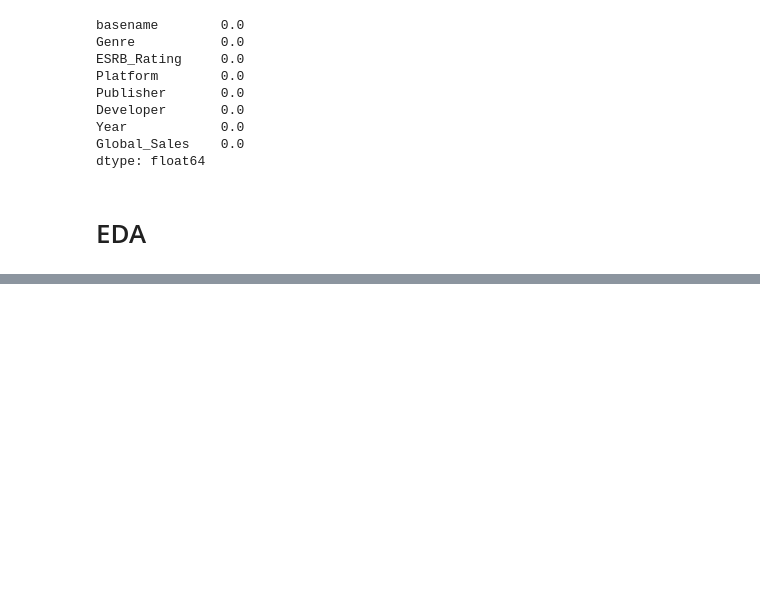
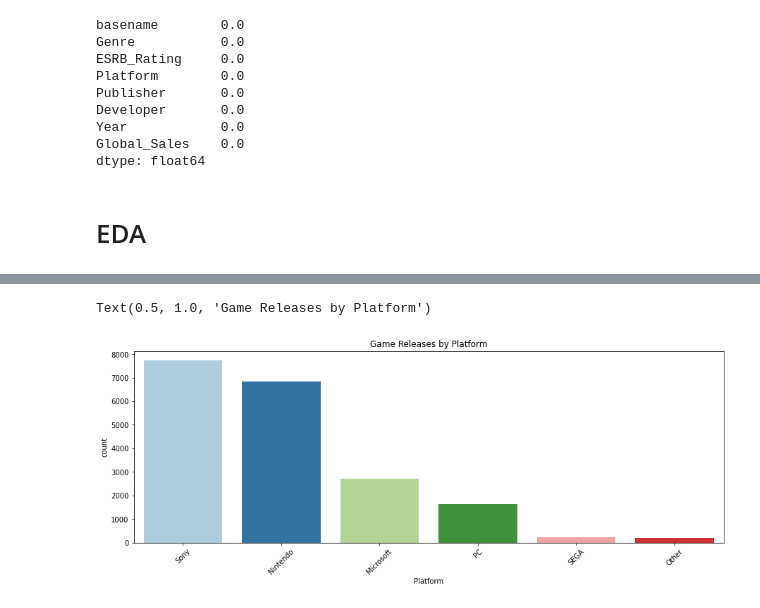
Before and after one commit to cepan/videogame_sales_prediction, a Jupyter notebook: project.ipynb, the cells around one changed output, grey strips where cells are left out. Drawn from its saved outputs; the diff is of its cells as text; code cells hidden in the pictures; blank space fills up the shorter version.

```diff
--- a/project.ipynb
+++ b/project.ipynb
@@ -360,0 +345,15 @@ games
+# %%
+plat = pd.DataFrame(games[['Platform']].value_counts(ascending=False))\
+        .reset_index()\
+        .rename(columns={0:'count'})\
+        .replace({'PCFX': 'Other','GG':'SEGA','OSX':'Other','PCE':'Other',\
+            'GBC':'Nintendo','WW':'Other','3DO':'Other','Mob':'Other'\
+            ,'VC':'Other','SCD':'SEGA','WS':'Other','XBL':'Other','NG':'Other'\
+            ,'PSN':'Sony','GEN':'Other','NES':'Nintendo','DC':'SEGA'\
+            ,'GB':'Nintendo','2600':'Other','WiiU':'Nintendo','SAT':'SEGA'\
+            ,'SNES':'Nintendo','NS':'Nintendo','N64':'Nintendo','GC':'Nintendo'\
+            ,'XOne':'Microsoft','3DS':'Nintendo','PSV':'Sony','XB':'Microsoft'\
+            ,'GBA':'Nintendo','PS4':'Sony','PS':'Sony','X360':'Microsoft'\
+            ,'PSP':'Sony','PS3':'Sony','Wii':'Nintendo','PS2':'Sony','DS':'Nintendo'
+        }).groupby('Platform').sum().sort_values('count', ascending = False).reset_index()
+plat
@@ -360,0 +368,8 @@ games
+# %%
+fig, axes = plt.subplots(1, 1, figsize=(15,5))
+sns.barplot(x= 'Platform',y= 'count', data= plat,palette = "Paired")
+plt.xticks(rotation = 45)
+plt.title('Game Releases by Platform')
+# %% [output]
+Text(0.5, 1.0, 'Game Releases by Platform')
+[figure, added]
```
Also changed, not shown: parts of 14 cells of this notebook.
